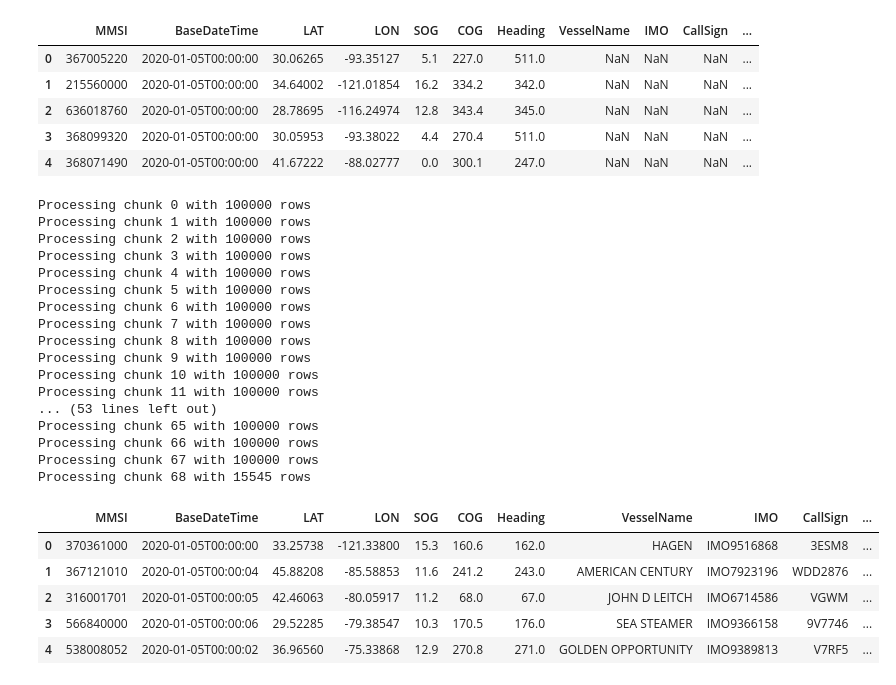
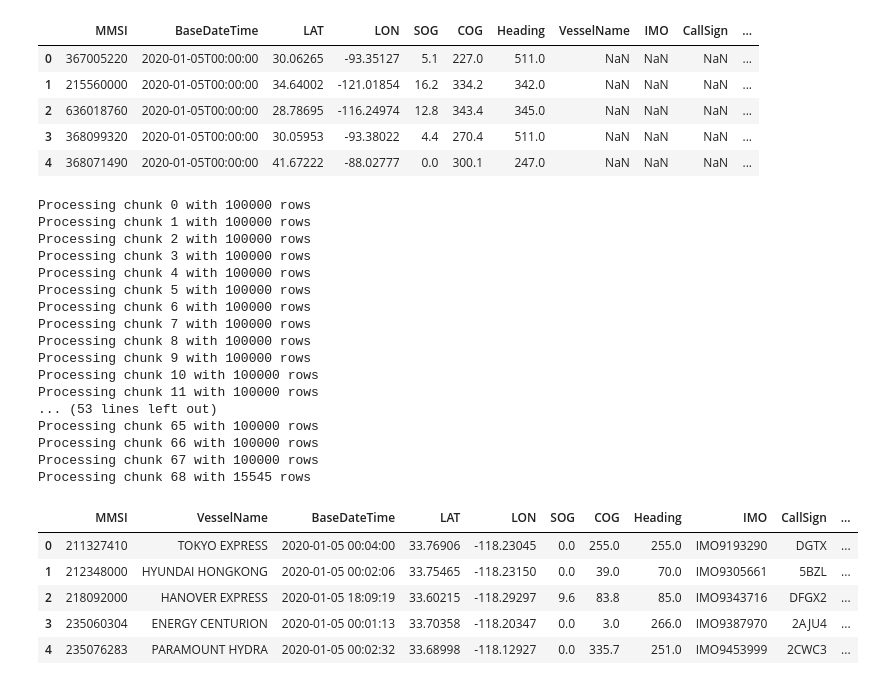
Before and after one commit to calebarr/AIS, a Jupyter notebook: AIS_Downloader_TeamShared.ipynb, the cells around one changed output. Drawn from its saved outputs; the diff is of its cells as text; code cells hidden in the pictures.

Commit message:
Created using Colab: Updated extract_first_arrivaks_near_port function to include cargo, fishing and filter by Port of Los Angeles

```diff
--- a/AIS_Downloader_TeamShared.ipynb
+++ b/AIS_Downloader_TeamShared.ipynb
@@ -116,10 +116,32 @@ def load_csvs_from_zips(folder_path="/content/drive/My Drive/SIADS_593/assets/ra
     return pd.concat(all_dfs, ignore_index=True)
 # %%
 df = load_csvs_from_zips()  # uses the default folder
+# %%
+def extract_first_arrivals_near_port(df):
+    # Define vessel type of interest
+    vessel_filter = (
+        df['VesselType'].isin(range(70, 90)) |  # Cargo + Tankers
+        df['VesselType'].isin([30, 52])         # Fishing + Tug
+    )
+
+    # Define LAT/LON bounding box for Port of LA
+    location_filter = (
+        df['LAT'].between(33.6, 33.8) &
+        df['LON'].between(-118.3, -118.1)
+    )
+
+    # Apply both filters
+    port_df = df[vessel_filter & location_filter].copy()
+
+    # Sort and get first record per MMSI (vessel)
+    port_df['BaseDateTime'] = pd.to_datetime(port_df['BaseDateTime'])
+    first_arrivals = (
+        port_df.sort_values(by=['MMSI', 'BaseDateTime'])
+               .drop_duplicates(subset='MMSI', keep='first')
+    )
+
+    return first_arrivals
 # %%
-import zipfile
-import pandas as pd
-
 import zipfile
 import pandas as pd
 
@@ -140,39 +162,38 @@ def process_zip_in_chunks(zip_path, chunksize=100_000):
             for i, chunk in enumerate(reader):
                 print(f"Processing chunk {i} with {len(chunk)} rows")
 
-                # Keep rows where VesselType is cargo (70–79) or tanker (80–89)
-                if 'VesselType' in chunk.columns:
-                    chunk = chunk[chunk['VesselType'].between(70, 89, inclusive="both")]
+                # Pull extract_first_arrivals_near_port function
+                first_arrivals = extract_first_arrivals_near_port(chunk)
 
                 # Append cleaned chunk to list
-                all_cleaned_chunks.append(chunk)
+                all_cleaned_chunks.append(first_arrivals)
 
     # Combine all filtered chunks into one DataFrame
     return pd.concat(all_cleaned_chunks, ignore_index=True)
 # %%
-clean_df = process_zip_in_chunks("/content/drive/My Drive/SIADS_593/assets/raw_data/AIS_2020_01_05.zip")
-clean_df.head()
+arrival_df_df = process_zip_in_chunks("/content/drive/My Drive/SIADS_593/assets/raw_data/AIS_2020_01_05.zip")
+arrival_df.head()
 # %% [output]
 Processing chunk 0 with 100000 rows
 Processing chunk 1 with 100000 rows
 Processing chunk 2 with 100000 rows
 Processing chunk 3 with 100000 rows
 Processing chunk 4 with 100000 rows
 Processing chunk 5 with 100000 rows
 Processing chunk 6 with 100000 rows
 Processing chunk 7 with 100000 rows
 Processing chunk 8 with 100000 rows
 Processing chunk 9 with 100000 rows
 Processing chunk 10 with 100000 rows
 Processing chunk 11 with 100000 rows
 ... (53 lines left out)
 Processing chunk 65 with 100000 rows
 Processing chunk 66 with 100000 rows
 Processing chunk 67 with 100000 rows
 Processing chunk 68 with 15545 rows
-|  | MMSI | BaseDateTime | LAT | LON | SOG | COG | Heading | VesselName | IMO | CallSign | ... |
-| 0 | 370361000 | 2020-01-05T00:00:00 | 33.25738 | -121.33800 | 15.3 | 160.6 | 162.0 | HAGEN | IMO9516868 | 3ESM8 | ... |
-| 1 | 367121010 | 2020-01-05T00:00:04 | 45.88208 | -85.58853 | 11.6 | 241.2 | 243.0 | AMERICAN CENTURY | IMO7923196 | WDD2876 | ... |
-| 2 | 316001701 | 2020-01-05T00:00:05 | 42.46063 | -80.05917 | 11.2 | 68.0 | 67.0 | JOHN D LEITCH | IMO6714586 | VGWM | ... |
-| 3 | 566840000 | 2020-01-05T00:00:06 | 29.52285 | -79.38547 | 10.3 | 170.5 | 176.0 | SEA STEAMER | IMO9366158 | 9V7746 | ... |
-| 4 | 538008052 | 2020-01-05T00:00:02 | 36.96560 | -75.33868 | 12.9 | 270.8 | 271.0 | GOLDEN OPPORTUNITY | IMO9389813 | V7RF5 | ... |
+|  | MMSI | VesselName | BaseDateTime | LAT | LON | SOG | COG | Heading | IMO | CallSign | ... |
+| 0 | 211327410 | TOKYO EXPRESS | 2020-01-05 00:04:00 | 33.76906 | -118.23045 | 0.0 | 255.0 | 255.0 | IMO9193290 | DGTX | ... |
+| 1 | 212348000 | HYUNDAI HONGKONG | 2020-01-05 00:02:06 | 33.75465 | -118.23150 | 0.0 | 39.0 | 70.0 | IMO9305661 | 5BZL | ... |
+| 2 | 218092000 | HANOVER EXPRESS | 2020-01-05 18:09:19 | 33.60215 | -118.29297 | 9.6 | 83.8 | 85.0 | IMO9343716 | DFGX2 | ... |
+| 3 | 235060304 | ENERGY CENTURION | 2020-01-05 00:01:13 | 33.70358 | -118.20347 | 0.0 | 3.0 | 266.0 | IMO9387970 | 2AJU4 | ... |
+| 4 | 235076283 | PARAMOUNT HYDRA | 2020-01-05 00:02:32 | 33.68998 | -118.12927 | 0.0 | 335.7 | 251.0 | IMO9453999 | 2CWC3 | ... |
```
